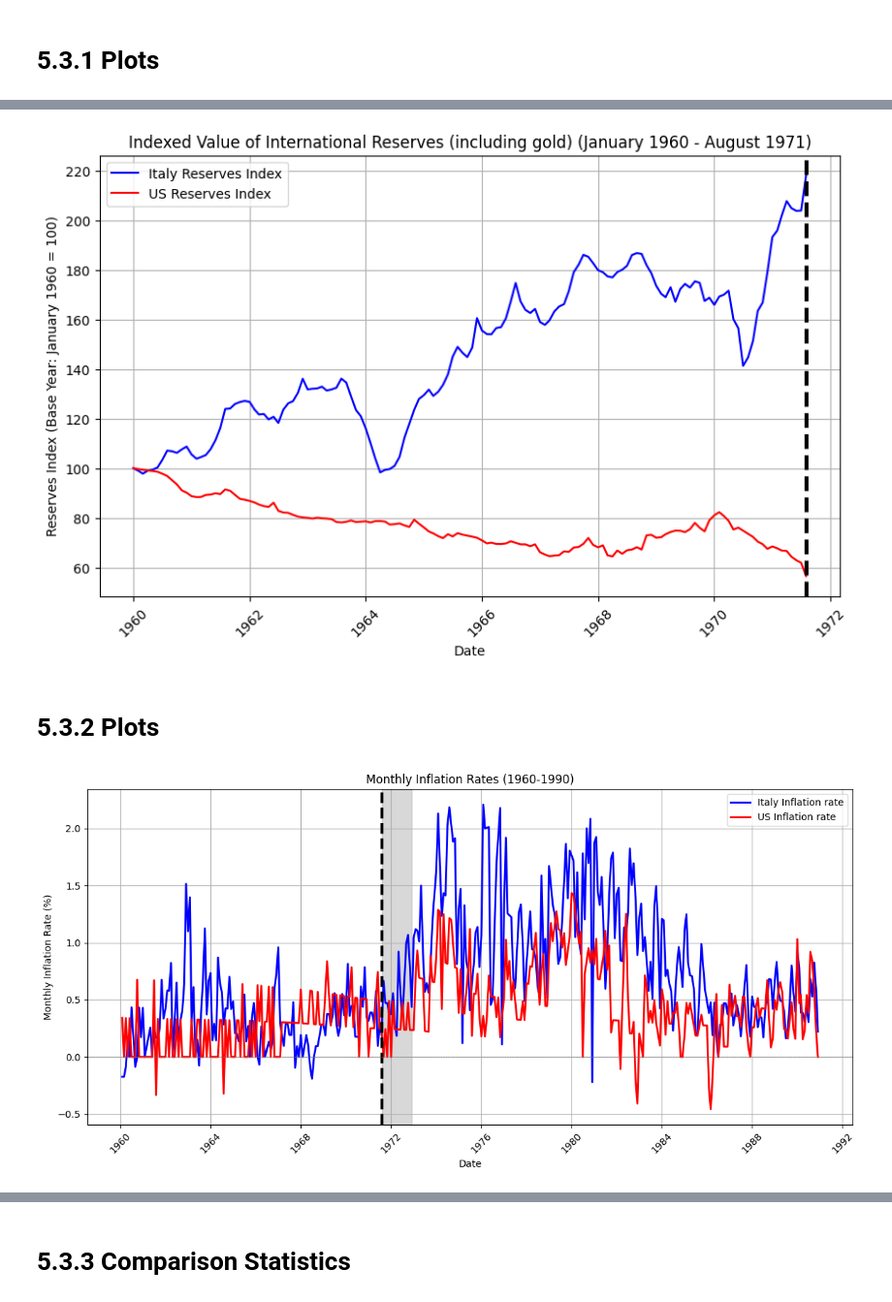
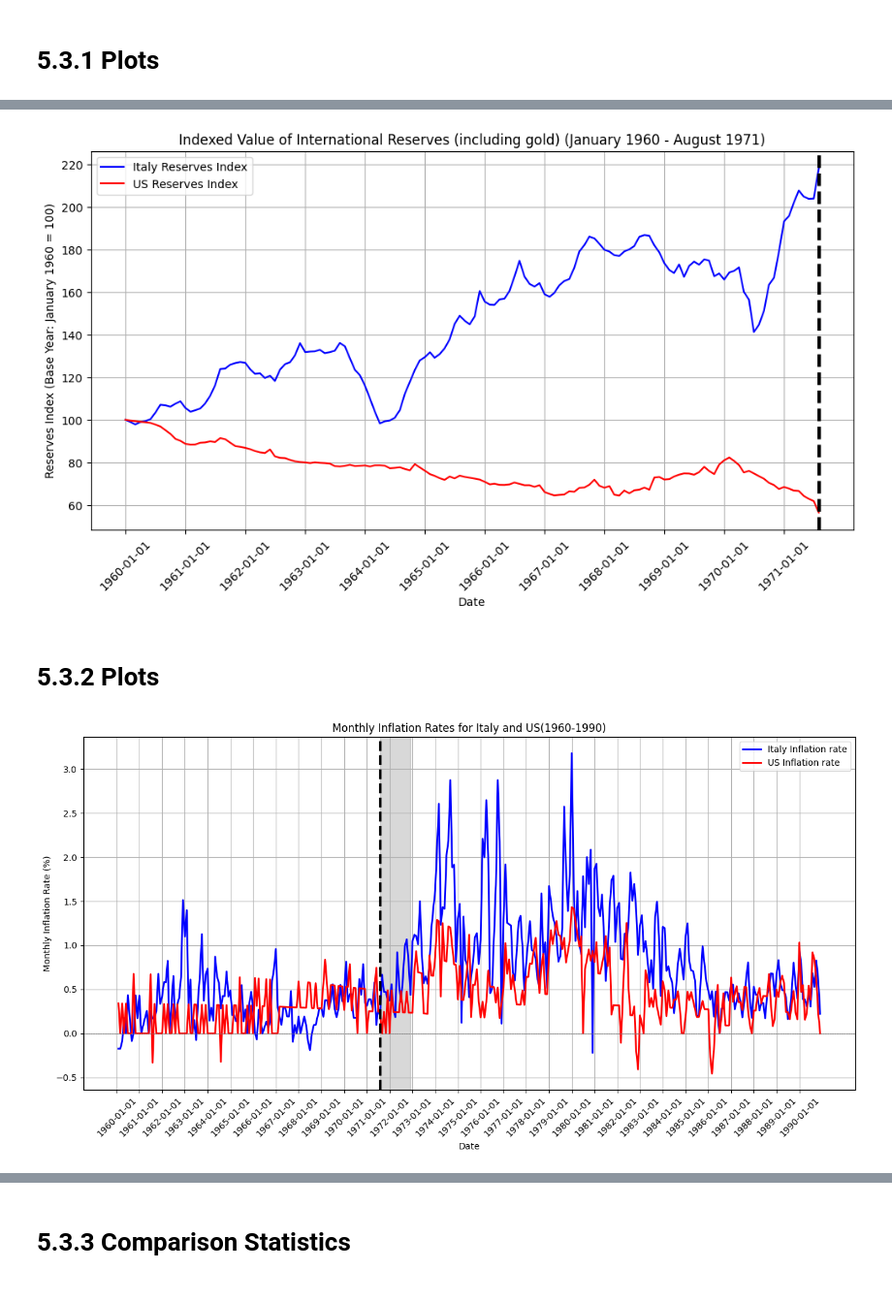
Before and after one commit to Tantalise/ItalyMacroGroupProject, a Jupyter notebook: MacroDataJazz.ipynb, the cells around one changed output, grey strips where cells are left out. Shown at 97% size. Cells and saved outputs as stored; diff of their text form; code cells hidden in the pictures.

```diff
--- a/MacroDataJazz.ipynb
+++ b/MacroDataJazz.ipynb
@@ -172,9 +159,9 @@ for column in economic_parameters.columns:
         print(f"No outliers for {column}\n")
 
 
-# Replace outliers with NaN in the DataFrame, except for the specified rows in 'us_reserves' and 'us_reserves_index'
+# Replace outliers with NaN in the DataFrame, except for the specified rows in 'us_reserves','us_reserves_index','italy_inflation_rate', 'us_inflation_rate'
 for column, outliers in outliers_dict.items():
-    if column not in ['us_reserves', 'us_reserves_index']:
+    if column not in ['us_reserves', 'us_reserves_index','italy_inflation_rate',]:
         economic_parameters.loc[outliers.index, column] = np.nan  # Replace outliers with NaN
     else:
         # Exclude the specific rows starting from 1989-12-01
@@ -330,19 +305,20 @@ plt.show()
 # %%
 filtered_df = economic_parameters[(economic_parameters['date'] >= '1960-01-01') & (economic_parameters['date'] <= '1971-08-01')]
-plt.figure(figsize=(10, 6))
+plt.figure(figsize=(12, 6))
 plt.plot(filtered_df['date'], filtered_df['italy_reserves_index'], label='Italy Reserves Index', color='blue')
 plt.plot(filtered_df['date'], filtered_df['us_reserves_index'], label='US Reserves Index', color='red')
 plt.title('Indexed Value of International Reserves (including gold) (January 1960 - August 1971)')
 plt.xlabel('Date')
 plt.ylabel('Reserves Index (Base Year: January 1960 = 100)')
 plt.legend()
 plt.grid(True)
 # Adding vertical line at 1971-08-01
 plt.axvline(x='1971-08-01', color='black', linestyle='--', linewidth=3)
-plt.xticks(rotation=45)
+# Set xticks every 12 months
+plt.xticks(filtered_df['date'][::12], rotation=45)
 plt.show()
 # %% [output]
-[figure, old version]
+[figure, new version]
 # %% [markdown]
 <html>
   <h1>
@@ -359,11 +335,11 @@ register_matplotlib_converters()
 filtered_df = economic_parameters[(economic_parameters['date'] >= '1960-01-01') & (economic_parameters['date'] <= '1990-12-01')]
 
 # Plotting
-plt.figure(figsize=(12, 6))  # Adjust figure size for better readability
+plt.figure(figsize=(13, 7))  # Adjust figure size for better readability
 plt.plot(filtered_df['date'], filtered_df['italy_inflation_rate'], label='Italy Inflation rate', color='blue', linewidth=2)
 plt.plot(filtered_df['date'], filtered_df['us_inflation_rate'], label='US Inflation rate', color='red', linewidth=2)
 
-# Highlighting the period between 1970 and 1971 in grey
+# Highlighting the period between 1971 and 1972 (Nixon Shock Period) in grey
 plt.axvspan('1971-08-01', '1972-12-01', color='grey', alpha=0.3)  # Adjust alpha for transparency
 
 # Adding vertical line at 1971-08-01
@@ -372,12 +348,13 @@ plt.axvline(x='1971-08-01', color='black', linestyle='--', linewidth=3)
 # Labels and title
 plt.xlabel('Date')
 plt.ylabel('Monthly Inflation Rate (%)')
-plt.title('Monthly Inflation Rates (1960-1990)')
+plt.title('Monthly Inflation Rates for Italy and US(1960-1990)')
 plt.legend()
 
 # Grid and ticks
 plt.grid(True)
-plt.xticks(rotation=45)
+# Set xticks every 12 months
+plt.xticks(filtered_df['date'][::12], rotation=45)
 plt.tight_layout()
 
 # Adding horizontal line at 0 for better reference
@@ -394,7 +371,7 @@ plt.axhline(y=0, color='gray', linestyle='--', linewidth=0.5)
 # Show the plot
 plt.show()
 # %% [output]
-[figure, old version]
+[figure, new version]
 # %%
 #plot using non-interpolated data with outliers
 filtered1_df = merged_df[(merged_df['date'] >= '1960-01-01') & (merged_df['date'] <= '1990-12-01')]
```
Also changed, not shown: parts of 13 cells of this notebook.
